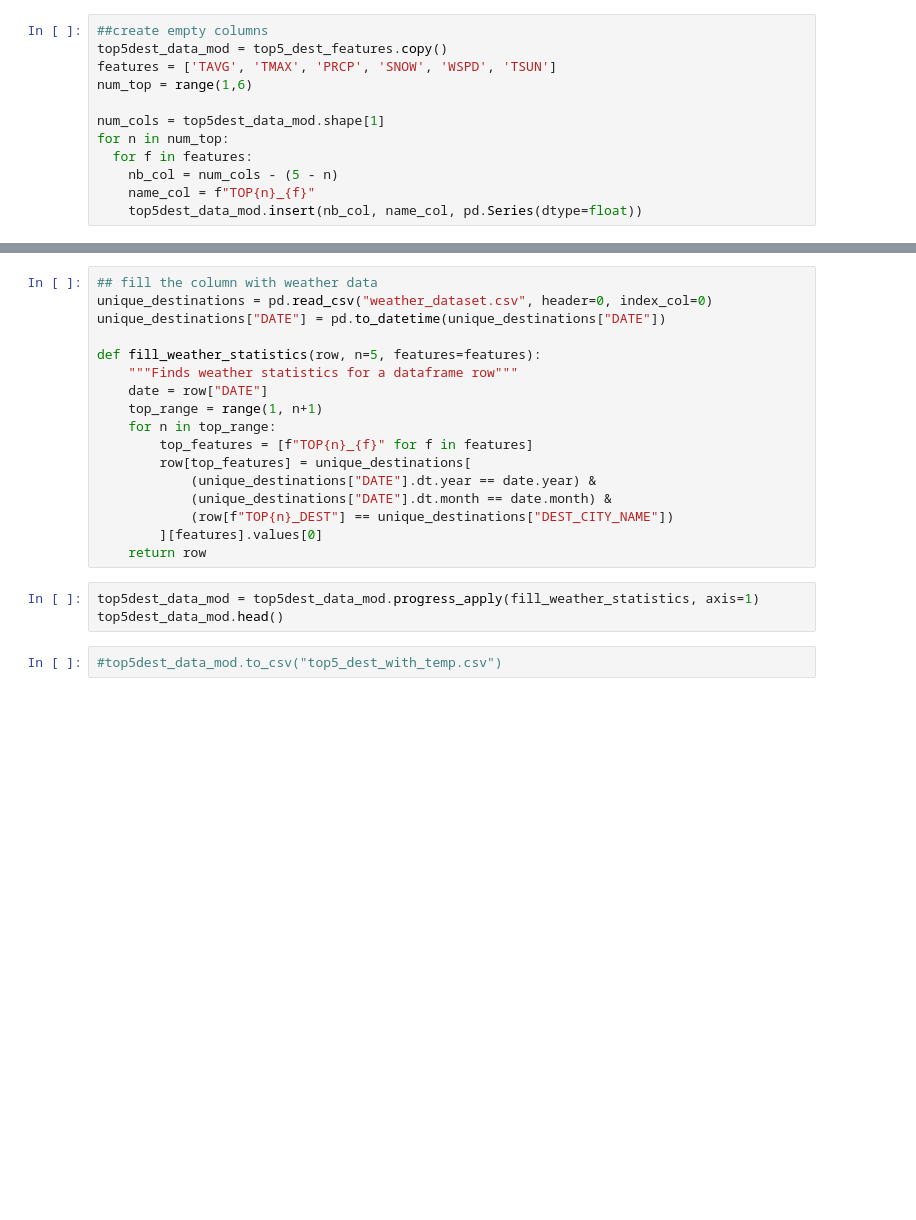
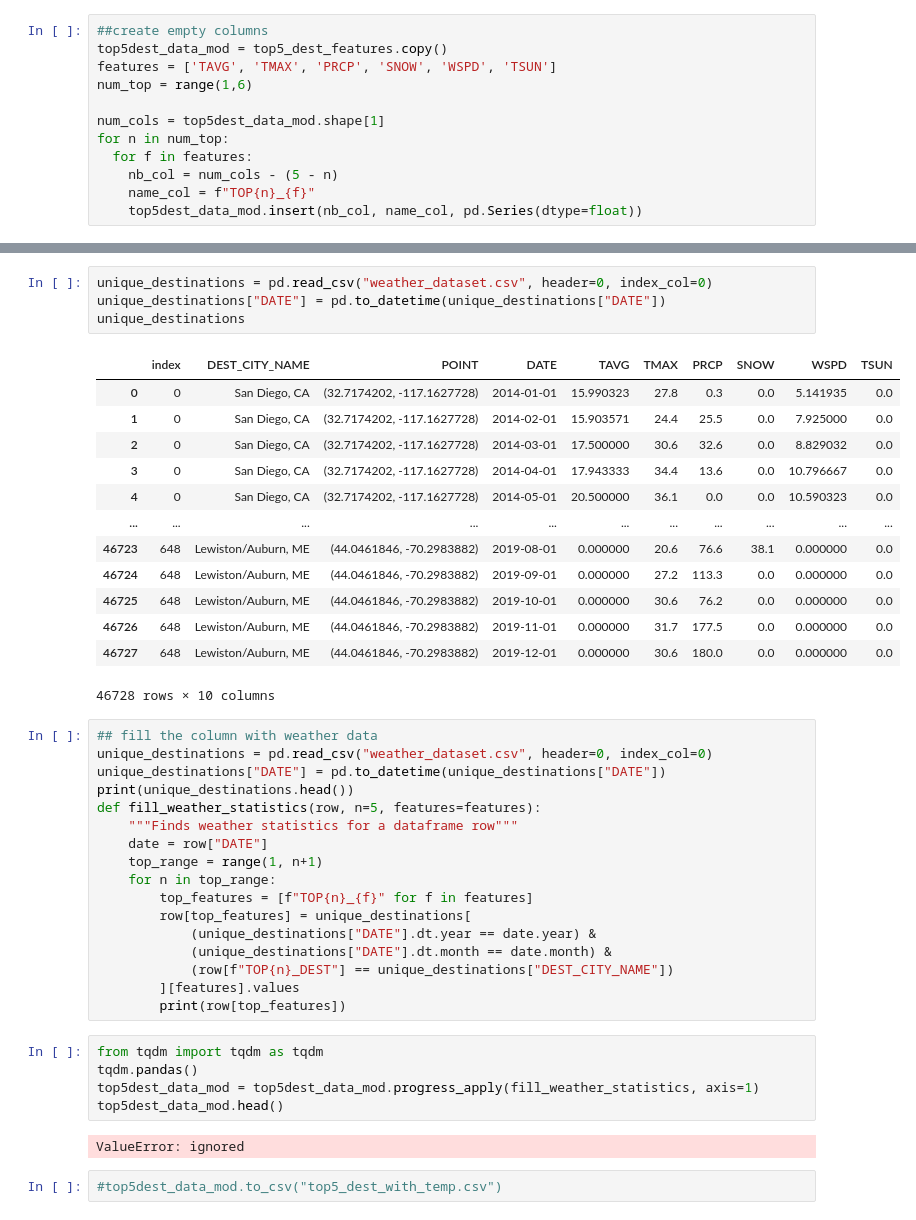
Before and after one commit to alexZajac/airlines_performance, a Jupyter notebook: explanations_professors/data_engineering.ipynb, the cells around one changed output, grey strips where cells are left out. Cells and saved outputs as stored; diff of their text form; blank space fills up the shorter version.

```diff
--- a/explanations_professors/data_engineering.ipynb
+++ b/explanations_professors/data_engineering.ipynb
@@ -380,8 +457,26 @@ for n in num_top:
+# %%
+unique_destinations = pd.read_csv("weather_dataset.csv", header=0, index_col=0)
+unique_destinations["DATE"] = pd.to_datetime(unique_destinations["DATE"])
+unique_destinations
+# %% [output]
+|  | index | DEST_CITY_NAME | POINT | DATE | TAVG | TMAX | PRCP | SNOW | WSPD | TSUN |
+| 0 | 0 | San Diego, CA | (32.7174202, -117.1627728) | 2014-01-01 | 15.990323 | 27.8 | 0.3 | 0.0 | 5.141935 | 0.0 |
+| 1 | 0 | San Diego, CA | (32.7174202, -117.1627728) | 2014-02-01 | 15.903571 | 24.4 | 25.5 | 0.0 | 7.925000 | 0.0 |
+| 2 | 0 | San Diego, CA | (32.7174202, -117.1627728) | 2014-03-01 | 17.500000 | 30.6 | 32.6 | 0.0 | 8.829032 | 0.0 |
+| 3 | 0 | San Diego, CA | (32.7174202, -117.1627728) | 2014-04-01 | 17.943333 | 34.4 | 13.6 | 0.0 | 10.796667 | 0.0 |
+| 4 | 0 | San Diego, CA | (32.7174202, -117.1627728) | 2014-05-01 | 20.500000 | 36.1 | 0.0 | 0.0 | 10.590323 | 0.0 |
+| ... | ... | ... | ... | ... | ... | ... | ... | ... | ... | ... |
+| 46723 | 648 | Lewiston/Auburn, ME | (44.0461846, -70.2983882) | 2019-08-01 | 0.000000 | 20.6 | 76.6 | 38.1 | 0.000000 | 0.0 |
+| 46724 | 648 | Lewiston/Auburn, ME | (44.0461846, -70.2983882) | 2019-09-01 | 0.000000 | 27.2 | 113.3 | 0.0 | 0.000000 | 0.0 |
+| 46725 | 648 | Lewiston/Auburn, ME | (44.0461846, -70.2983882) | 2019-10-01 | 0.000000 | 30.6 | 76.2 | 0.0 | 0.000000 | 0.0 |
+| 46726 | 648 | Lewiston/Auburn, ME | (44.0461846, -70.2983882) | 2019-11-01 | 0.000000 | 31.7 | 177.5 | 0.0 | 0.000000 | 0.0 |
+| 46727 | 648 | Lewiston/Auburn, ME | (44.0461846, -70.2983882) | 2019-12-01 | 0.000000 | 30.6 | 180.0 | 0.0 | 0.000000 | 0.0 |
+46728 rows × 10 columns
 # %%
 ## fill the column with weather data
 unique_destinations = pd.read_csv("weather_dataset.csv", header=0, index_col=0)
 unique_destinations["DATE"] = pd.to_datetime(unique_destinations["DATE"])
-
+print(unique_destinations.head())
 def fill_weather_statistics(row, n=5, features=features):
     """Finds weather statistics for a dataframe row"""
     date = row["DATE"]
@@ -392,11 +487,15 @@ def fill_weather_statistics(row, n=5, features=features):
             (unique_destinations["DATE"].dt.year == date.year) &
             (unique_destinations["DATE"].dt.month == date.month) &
             (row[f"TOP{n}_DEST"] == unique_destinations["DEST_CITY_NAME"])
-        ][features].values[0]
-    return row
+        ][features].values
+        print(row[top_features])
 # %%
+from tqdm import tqdm as tqdm
+tqdm.pandas()
 top5dest_data_mod = top5dest_data_mod.progress_apply(fill_weather_statistics, axis=1)
 top5dest_data_mod.head()
+# %% [output]
+ValueError: ignored
 # %%
 #top5dest_data_mod.to_csv("top5_dest_with_temp.csv")
 # %% [markdown]
```
Also changed, not shown: parts of 30 cells of this notebook.
